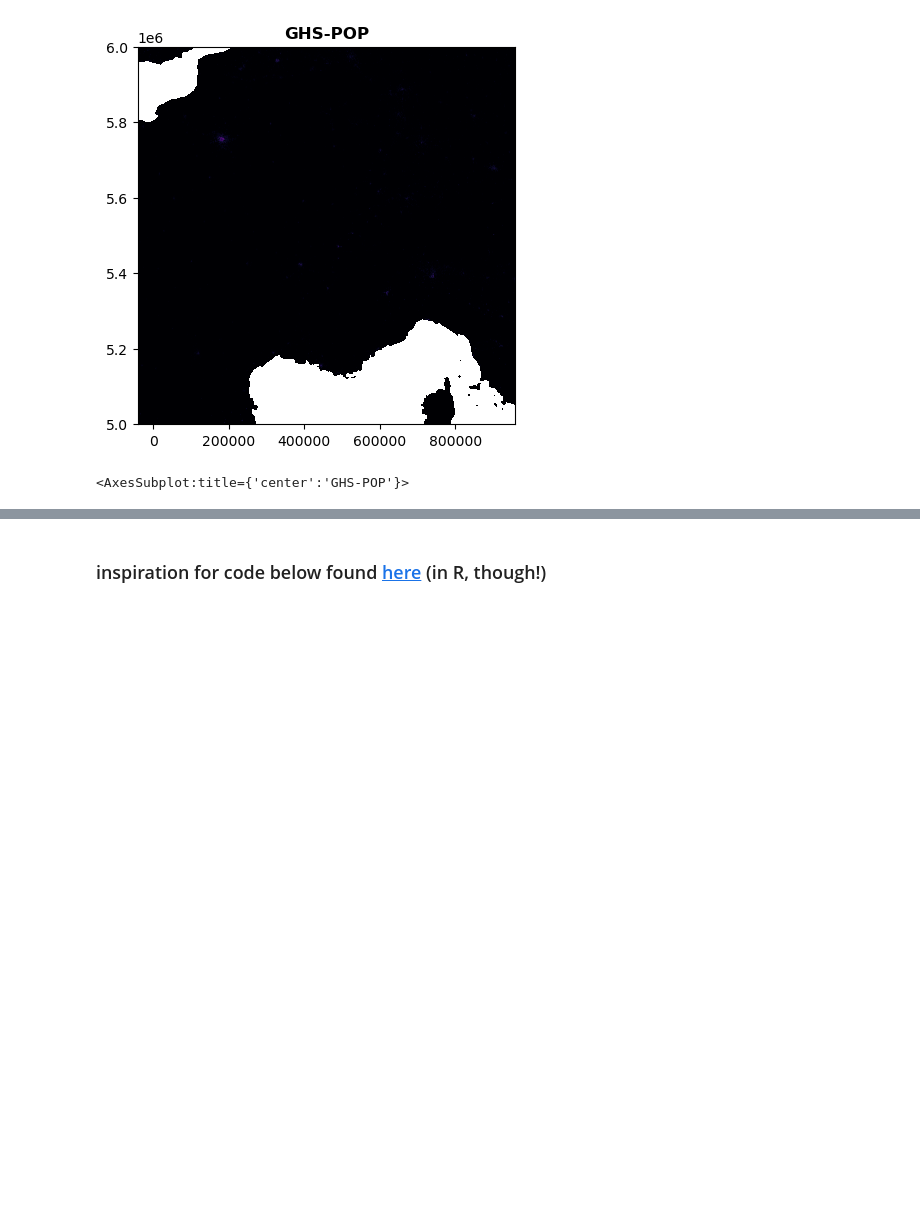
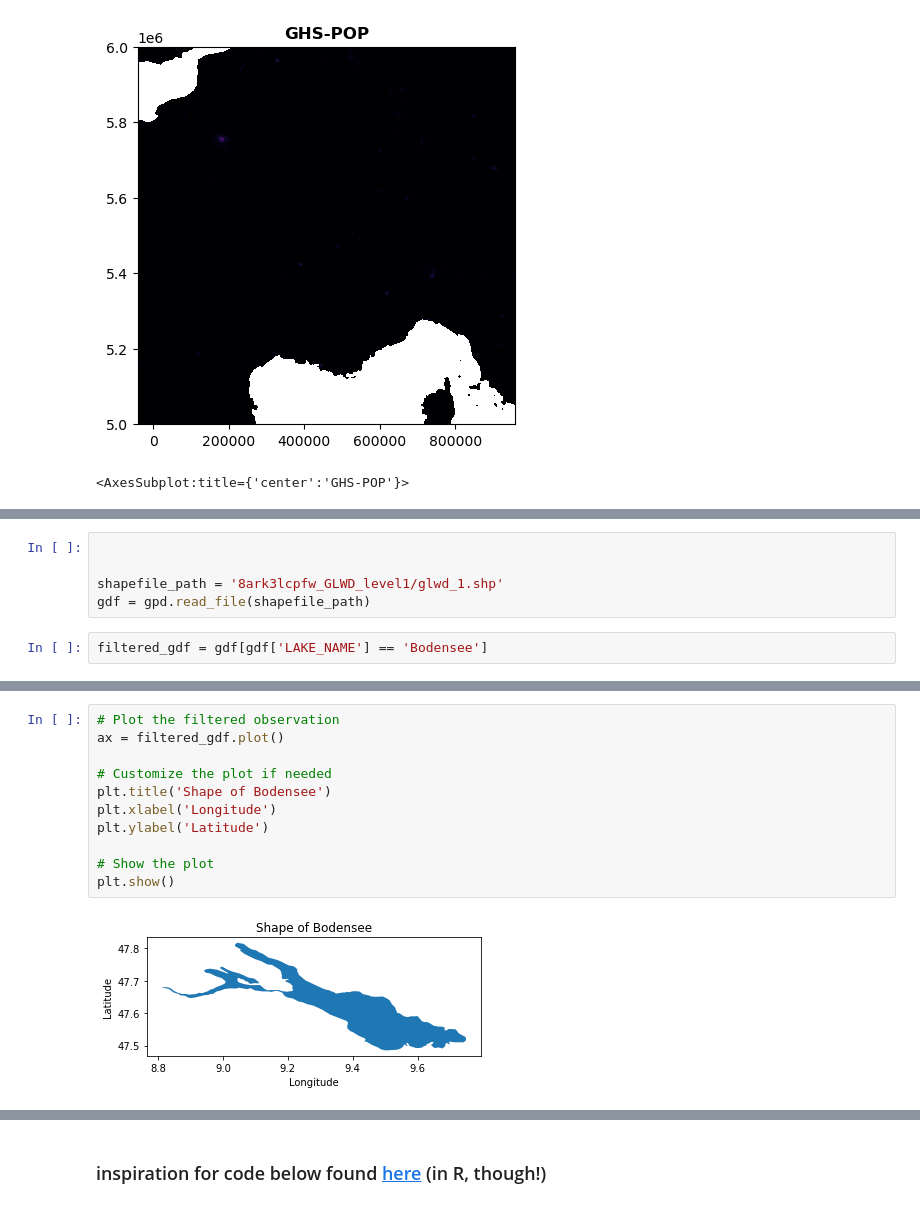
Before and after one commit to nicolas-froehlich/Map-Magic, a Jupyter notebook: Bodenseemenschen.ipynb, the cells around one changed output, grey strips where cells are left out. Cells and saved outputs as stored; diff of their text form; blank space fills up the shorter version.

Commit message:
added lake polygon data + first try of population calculation

```diff
--- a/Bodenseemenschen.ipynb
+++ b/Bodenseemenschen.ipynb
@@ -91,0 +97,7 @@ show(ghs_pop, title='GHS-POP', cmap='inferno')
+# %%
+
+
+shapefile_path = '8ark3lcpfw_GLWD_level1/glwd_1.shp'
+gdf = gpd.read_file(shapefile_path)
+# %%
+filtered_gdf = gdf[gdf['LAKE_NAME'] == 'Bodensee']
@@ -91,0 +121,13 @@ show(ghs_pop, title='GHS-POP', cmap='inferno')
+# %%
+# Plot the filtered observation
+ax = filtered_gdf.plot()
+
+# Customize the plot if needed
+plt.title('Shape of Bodensee')
+plt.xlabel('Longitude')
+plt.ylabel('Latitude')
+
+# Show the plot
+plt.show()
+# %% [output]
+[figure, added]
```
Also changed, not shown: parts of 17 cells of this notebook.
